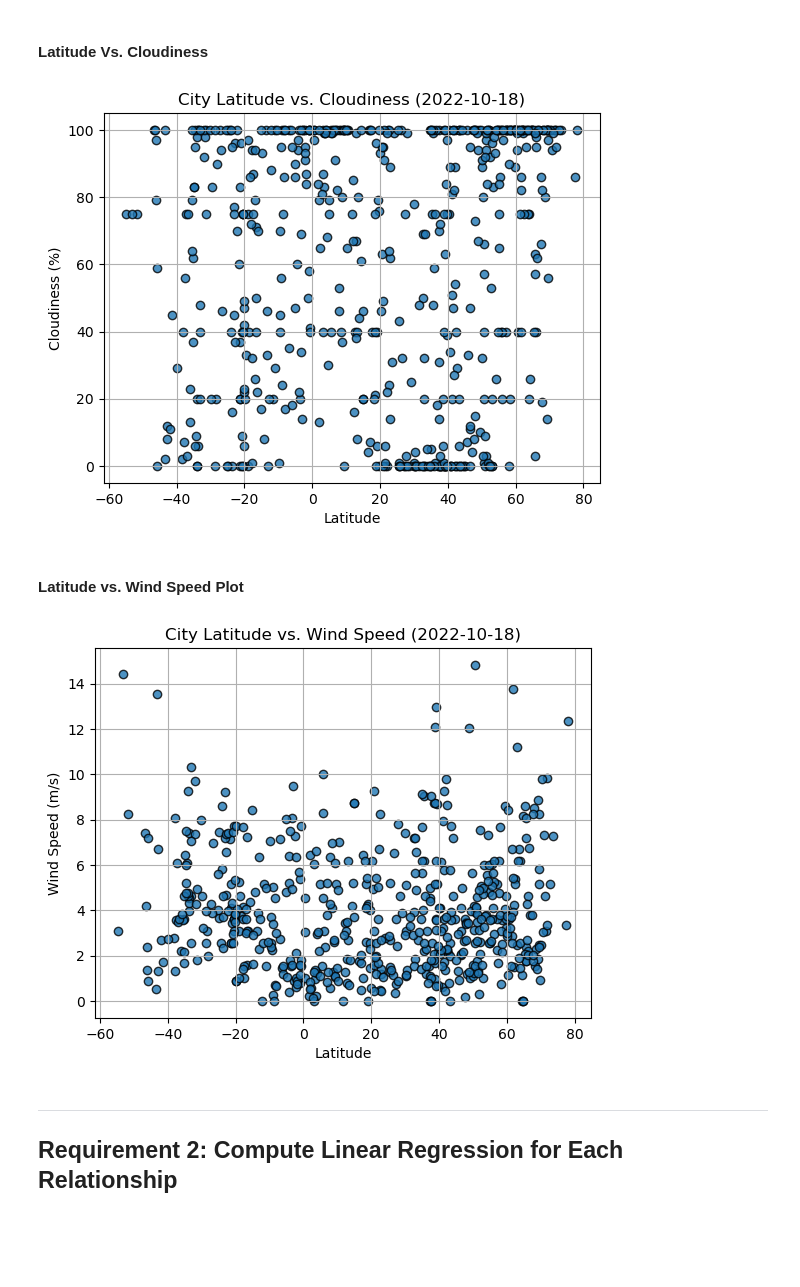
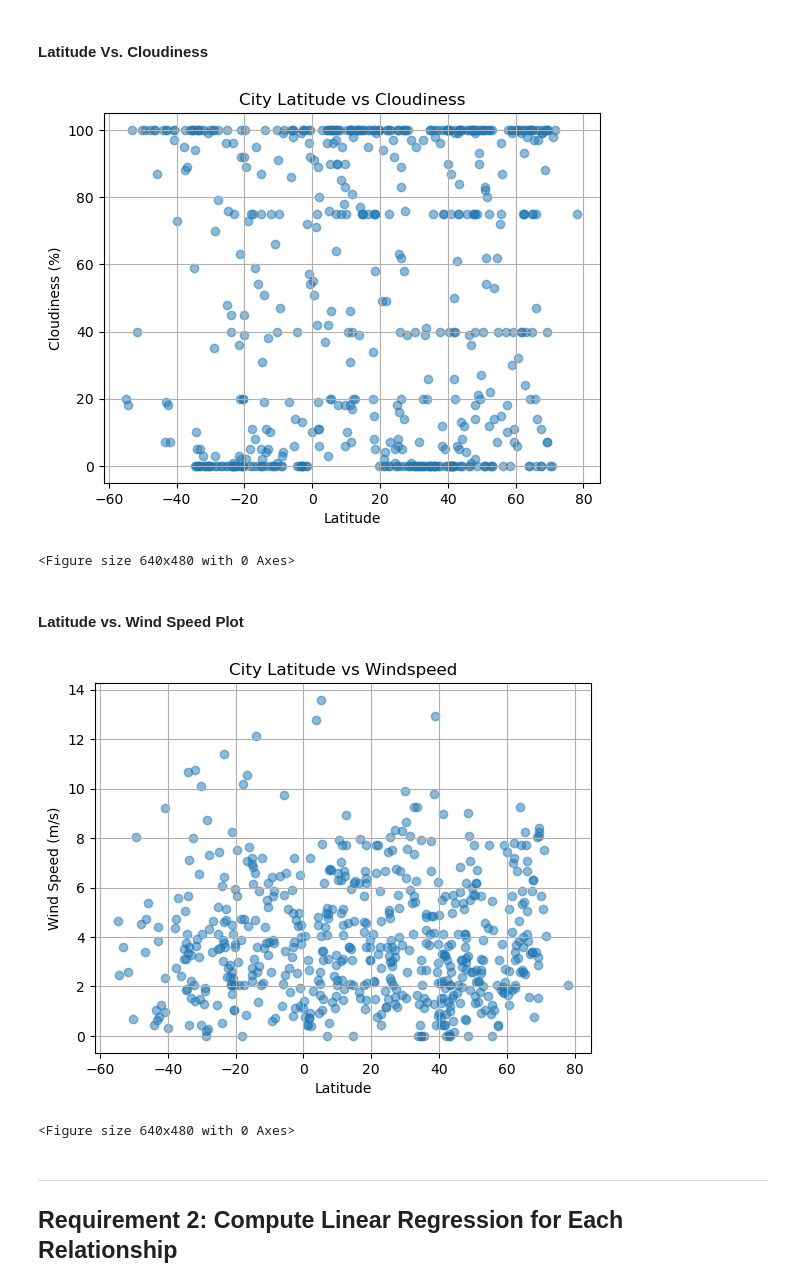
Before and after one commit to tpisel/python-api-challenge, a Jupyter notebook: WeatherPy/WeatherPy.ipynb, the cells around one changed output. Saved outputs shown, nothing was run; the diff lists cells and outputs as text; code cells hidden in the pictures; blank space fills up the shorter version.

```diff
--- a/WeatherPy/WeatherPy.ipynb
+++ b/WeatherPy/WeatherPy.ipynb
@@ -228,10 +235,12 @@ plt.show()
 #### Latitude Vs. Cloudiness
 # %%
 # Build the scatter plots for latitude vs. cloudiness
-# YOUR CODE HERE
-
-# Incorporate the other graph properties
-# YOUR CODE HERE
+plt.scatter(city_data_df['Lat'], city_data_df['Cloudiness'], alpha=0.5)
+plt.title('City Latitude vs Cloudiness')
+plt.xlabel('Latitude')
+plt.ylabel('Cloudiness (%)')
+plt.grid(True)
+plt.show()
 
 # Save the figure
 plt.savefig("output_data/Fig3.png")
@@ -239,23 +248,27 @@ plt.savefig("output_data/Fig3.png")
 # Show plot
 plt.show()
 # %% [output]
-[figure, old version]
+[figure, new version]
+<Figure size 640x480 with 0 Axes>
 # %% [markdown]
 #### Latitude vs. Wind Speed Plot
 # %%
 # Build the scatter plots for latitude vs. wind speed
-# YOUR CODE HERE
-
-# Incorporate the other graph properties
-# YOUR CODE HERE
+plt.scatter(city_data_df['Lat'], city_data_df['Wind Speed'], alpha=0.5)
+plt.title('City Latitude vs Windspeed')
+plt.xlabel('Latitude')
+plt.ylabel('Wind Speed (m/s)')
+plt.grid(True)
+plt.show()
 
 # Save the figure
 plt.savefig("output_data/Fig4.png")
 
 # Show plot
 plt.show()
 # %% [output]
-[figure, old version]
+[figure, new version]
+<Figure size 640x480 with 0 Axes>
 # %% [markdown]
 ---
 
```
Also changed, not shown: parts of 36 cells of this notebook, 5 other files.
